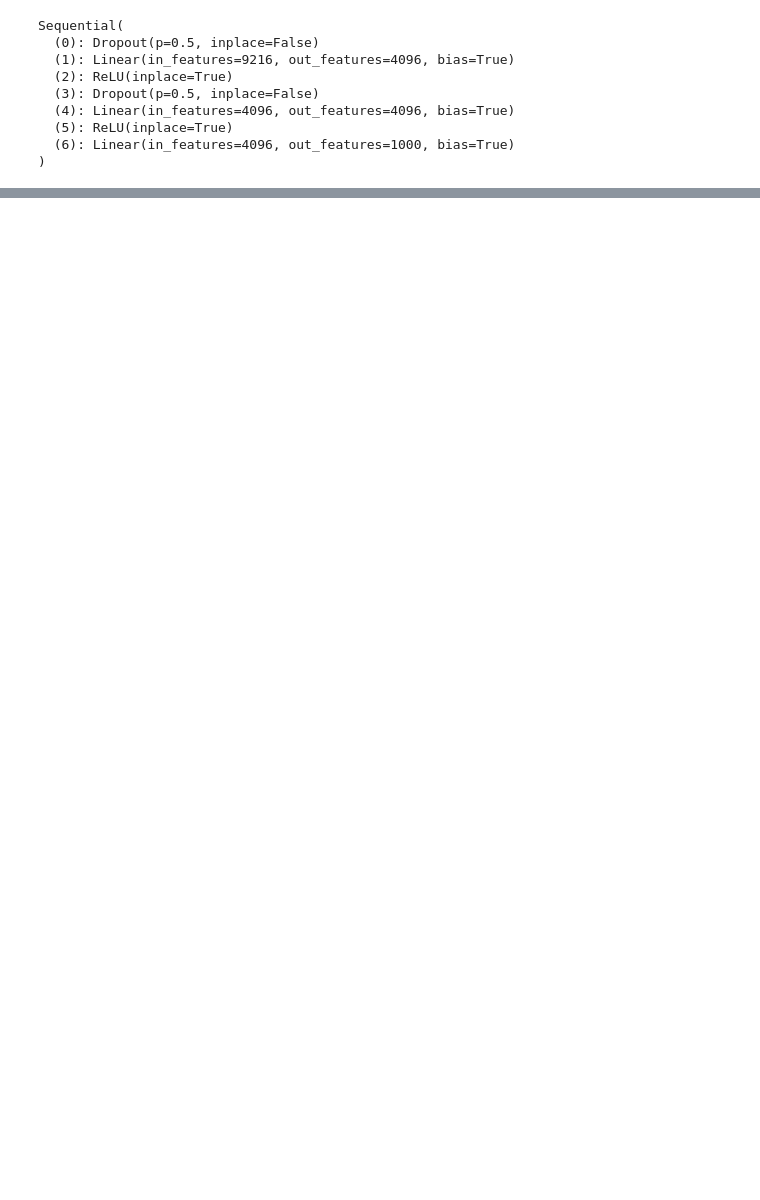
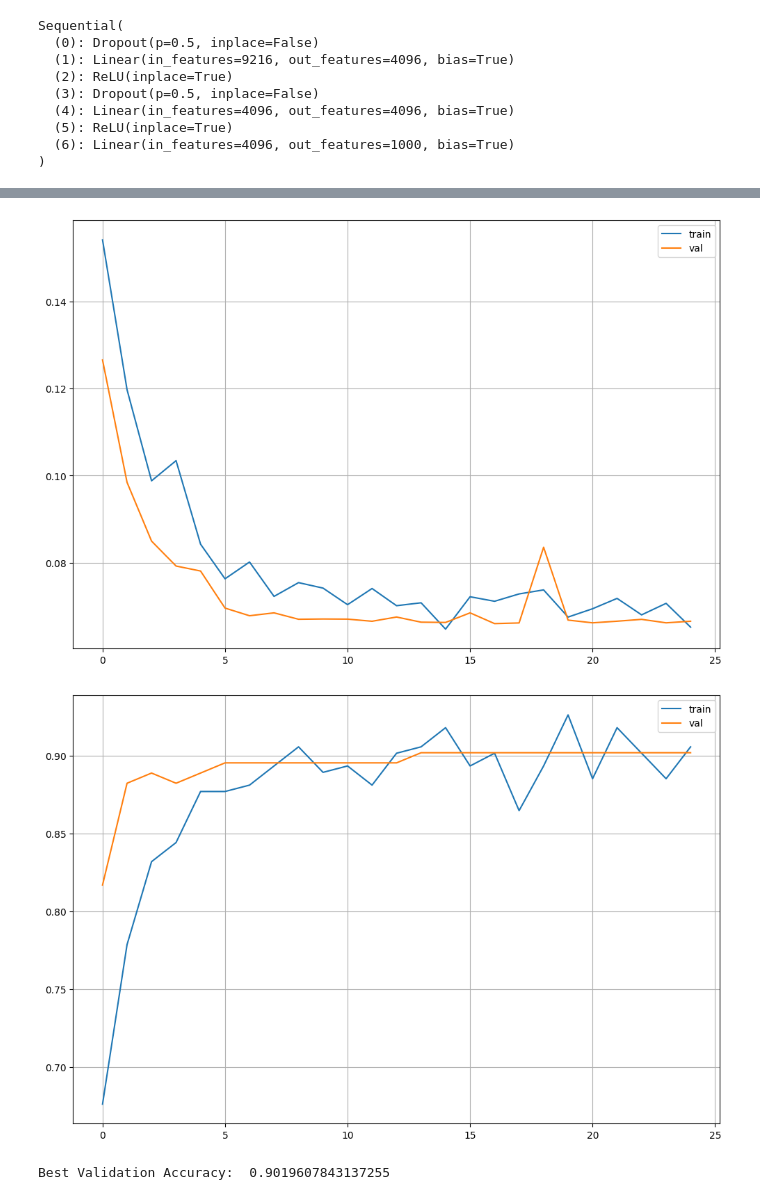
Before and after one commit to TheCuriousCurator/The-Ultimate-ML-Course, a Jupyter notebook: DL + Pytorch/S3-AlexNet-transfer_learning.ipynb, the cells around one changed output, grey strips where cells are left out. Drawn from its saved outputs; the diff is of its cells as text; code cells hidden in the pictures; blank space fills up the shorter version.

```diff
--- a/DL + Pytorch/S3-AlexNet-transfer_learning.ipynb
+++ b/DL + Pytorch/S3-AlexNet-transfer_learning.ipynb
@@ -249,0 +234,16 @@ visualize_predictions(model_finetune)
+# %%
+def show_metrics(metrics):
+    plt.figure(figsize=(12, 8))
+    plt.plot(metrics['train'], label='train')
+    plt.plot(metrics['val'], label='val')
+    plt.grid()
+    plt.legend()
+    plt.show()
+# %%
+show_metrics(losses)
+show_metrics(accuracies)
+print("Best Validation Accuracy: ", max(accuracies['val']))
+# %% [output]
+[figure, added]
+[figure, added]
+Best Validation Accuracy:  0.9019607843137255
```
Also changed, not shown: parts of 19 cells of this notebook, 2 other files.
